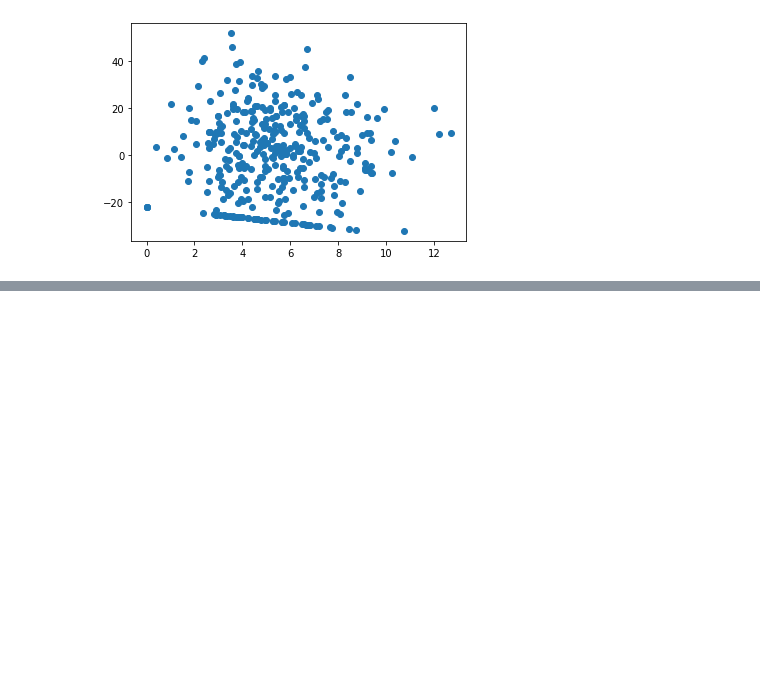
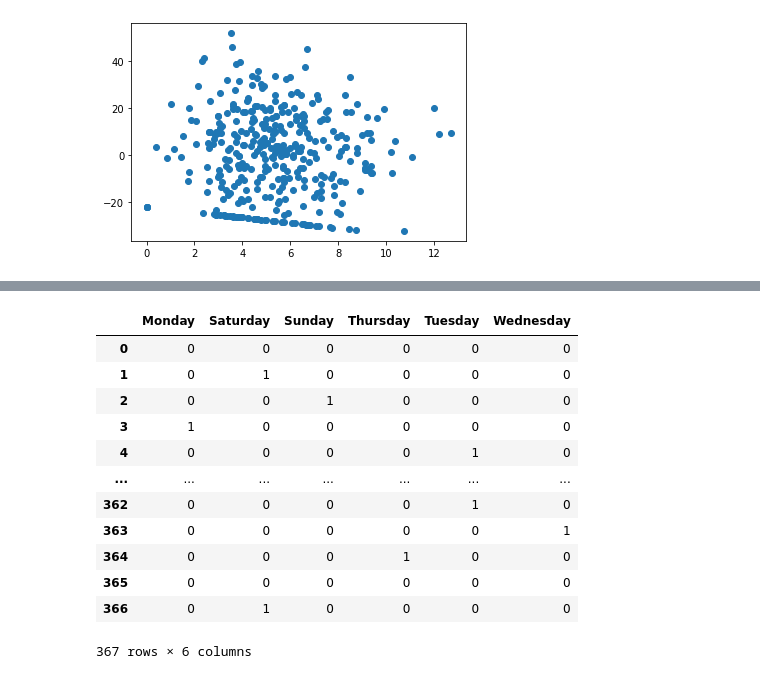
Before and after one commit to danielquer/data-pt-ber-08-20, a Jupyter notebook: Labs/module-2_labs/05_applied-analysis/02_lab-regression-analysis/linear-regression-class-dani.ipynb, the cells around one changed output, grey strips where cells are left out. Drawn from its saved outputs; the diff is of its cells as text; code cells hidden in the pictures; blank space fills up the shorter version.

```diff
--- a/Labs/module-2_labs/05_applied-analysis/02_lab-regression-analysis/linear-regression-class-dani.ipynb
+++ b/Labs/module-2_labs/05_applied-analysis/02_lab-regression-analysis/linear-regression-class-dani.ipynb
@@ -297,0 +316,16 @@ plt.show()
+# %%
+X = pd.get_dummies(df['Days'], drop_first = True) # you want to drop one category
+# %% [output]
+|  | Monday | Saturday | Sunday | Thursday | Tuesday | Wednesday |
+| 0 | 0 | 0 | 0 | 0 | 0 | 0 |
+| 1 | 0 | 1 | 0 | 0 | 0 | 0 |
+| 2 | 0 | 0 | 1 | 0 | 0 | 0 |
+| 3 | 1 | 0 | 0 | 0 | 0 | 0 |
+| 4 | 0 | 0 | 0 | 0 | 1 | 0 |
+| ... | ... | ... | ... | ... | ... | ... |
+| 362 | 0 | 0 | 0 | 0 | 1 | 0 |
+| 363 | 0 | 0 | 0 | 0 | 0 | 1 |
+| 364 | 0 | 0 | 0 | 1 | 0 | 0 |
+| 365 | 0 | 0 | 0 | 0 | 0 | 0 |
+| 366 | 0 | 1 | 0 | 0 | 0 | 0 |
+367 rows × 6 columns
```
Also changed, not shown: parts of 8 cells of this notebook, 1 other file.
